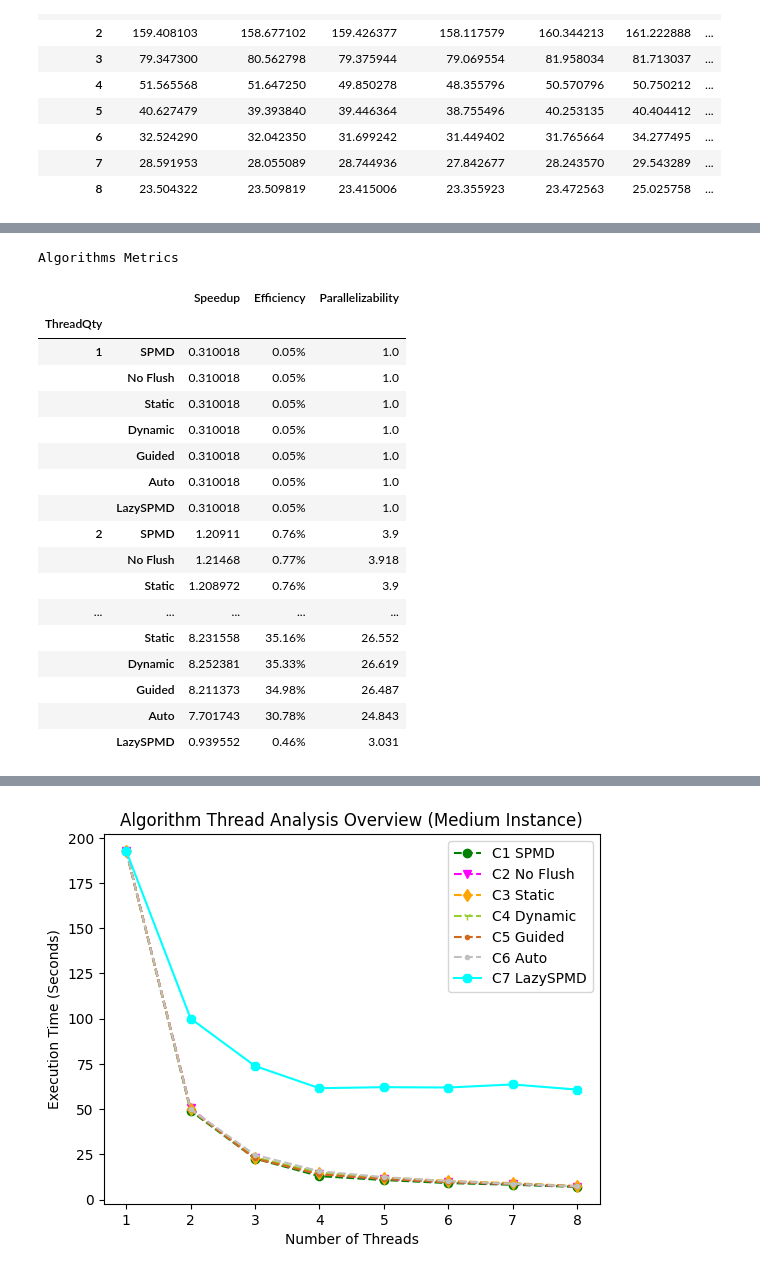
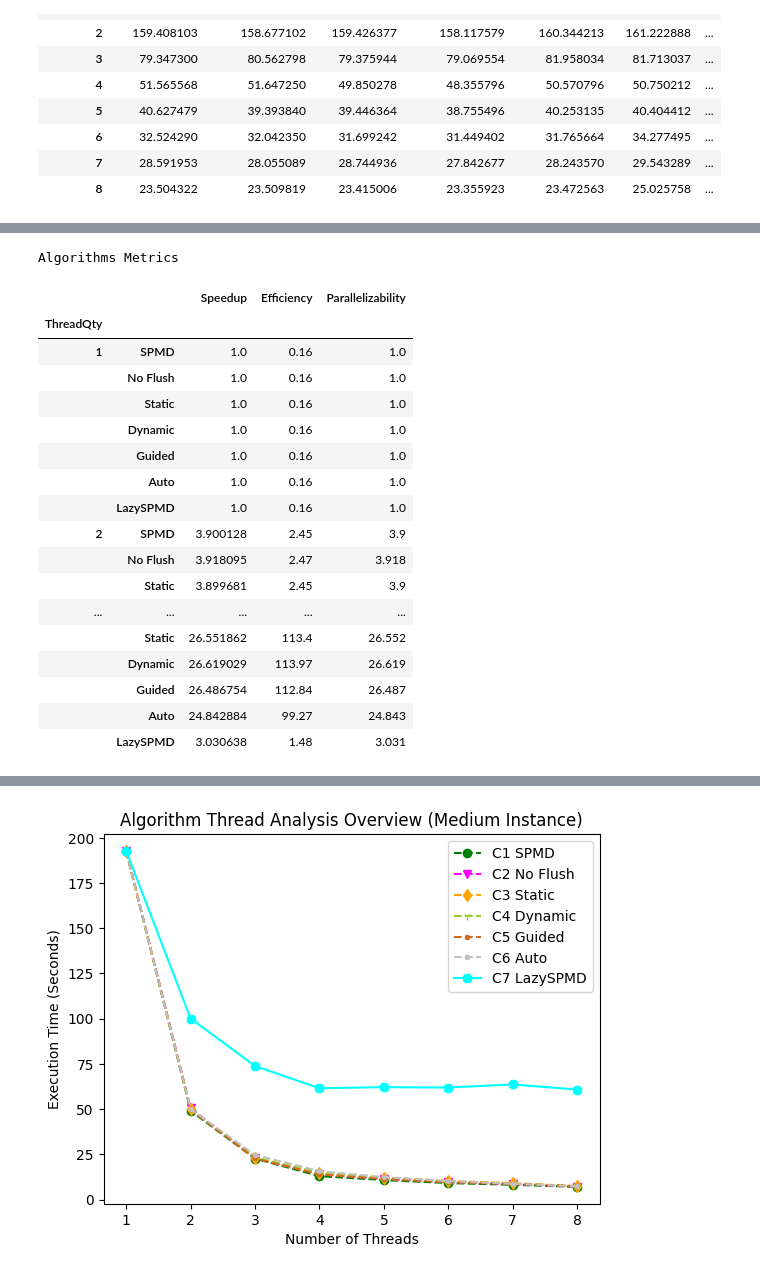
Before and after one commit to Daniels1610/RepairAlgorithmKP-OpenMP-Analysis, a Jupyter notebook: rpa_analysis.ipynb, the cells around one changed output, grey strips where cells are left out. Drawn from its saved outputs; the diff is of its cells as text; code cells hidden in the pictures.

Commit message:
Add Metrics Graphs for medium and large instance

```diff
--- a/rpa_analysis.ipynb
+++ b/rpa_analysis.ipynb
@@ -157,7 +157,7 @@ for index in range(len(threads_array)):
         parallelizability = np.round(md_algorithm_data.iat[0, j] / md_algorithm_data.iat[index, j],3)
 
         md_algorithm_metrics.at[(threads_array[index], codes[j]), ('Speedup')] = speedup
-        md_algorithm_metrics.at[(threads_array[index], codes[j]), ('Efficiency')] = f'{efficiency}%'
+        md_algorithm_metrics.at[(threads_array[index], codes[j]), ('Efficiency')] = efficiency
         md_algorithm_metrics.at[(threads_array[index], codes[j]), ('Parallelizability')] = parallelizability
 
 print("\033[1mAlgorithms Metrics\033[0m")
@@ -185,34 +218,34 @@ Algorithms Metrics
 # %%
 # Large Instance Metrics
 for index in range(len(threads_array)):
     for j in range(len(codes)):
-        speedup = secuential_data.iat[0, 0] / np.round(lg_algorithm_data.iat[index, j], 6)
+        speedup = secuential_data.iat[0, 1] / np.round(lg_algorithm_data.iat[index, j], 6)
         efficiency = np.round((speedup / lg_algorithm_data.iat[index, j]) * 100, 2)
         parallelizability = np.round(lg_algorithm_data.iat[0, j] / lg_algorithm_data.iat[index, j],3)
 
         lg_algorithm_metrics.at[(threads_array[index], codes[j]), ('Speedup')] = speedup
-        lg_algorithm_metrics.at[(threads_array[index], codes[j]), ('Efficiency')] = f'{efficiency}%'
+        lg_algorithm_metrics.at[(threads_array[index], codes[j]), ('Efficiency')] = efficiency
         lg_algorithm_metrics.at[(threads_array[index], codes[j]), ('Parallelizability')] = parallelizability
 
 print("\033[1mAlgorithms Metrics\033[0m")
 lg_algorithm_metrics
 # %% [output]
 Algorithms Metrics
 |  |  | Speedup | Efficiency | Parallelizability |
 | ThreadQty |  |  |  |  |
-| 1 | SPMD | 0.310018 | 0.05% | 1.0 |
-|  | No Flush | 0.310018 | 0.05% | 1.0 |
-|  | Static | 0.310018 | 0.05% | 1.0 |
-|  | Dynamic | 0.310018 | 0.05% | 1.0 |
-|  | Guided | 0.310018 | 0.05% | 1.0 |
-|  | Auto | 0.310018 | 0.05% | 1.0 |
-|  | LazySPMD | 0.310018 | 0.05% | 1.0 |
-| 2 | SPMD | 1.20911 | 0.76% | 3.9 |
-|  | No Flush | 1.21468 | 0.77% | 3.918 |
-|  | Static | 1.208972 | 0.76% | 3.9 |
+| 1 | SPMD | 1.0 | 0.16 | 1.0 |
+|  | No Flush | 1.0 | 0.16 | 1.0 |
+|  | Static | 1.0 | 0.16 | 1.0 |
+|  | Dynamic | 1.0 | 0.16 | 1.0 |
+|  | Guided | 1.0 | 0.16 | 1.0 |
+|  | Auto | 1.0 | 0.16 | 1.0 |
+|  | LazySPMD | 1.0 | 0.16 | 1.0 |
+| 2 | SPMD | 3.900128 | 2.45 | 3.9 |
+|  | No Flush | 3.918095 | 2.47 | 3.918 |
+|  | Static | 3.899681 | 2.45 | 3.9 |
 | ... | ... | ... | ... | ... |
-|  | Static | 8.231558 | 35.16% | 26.552 |
-|  | Dynamic | 8.252381 | 35.33% | 26.619 |
-|  | Guided | 8.211373 | 34.98% | 26.487 |
-|  | Auto | 7.701743 | 30.78% | 24.843 |
-|  | LazySPMD | 0.939552 | 0.46% | 3.031 |
+|  | Static | 26.551862 | 113.4 | 26.552 |
+|  | Dynamic | 26.619029 | 113.97 | 26.619 |
+|  | Guided | 26.486754 | 112.84 | 26.487 |
+|  | Auto | 24.842884 | 99.27 | 24.843 |
+|  | LazySPMD | 3.030638 | 1.48 | 3.031 |
```
Also changed, not shown: parts of 7 cells of this notebook.
